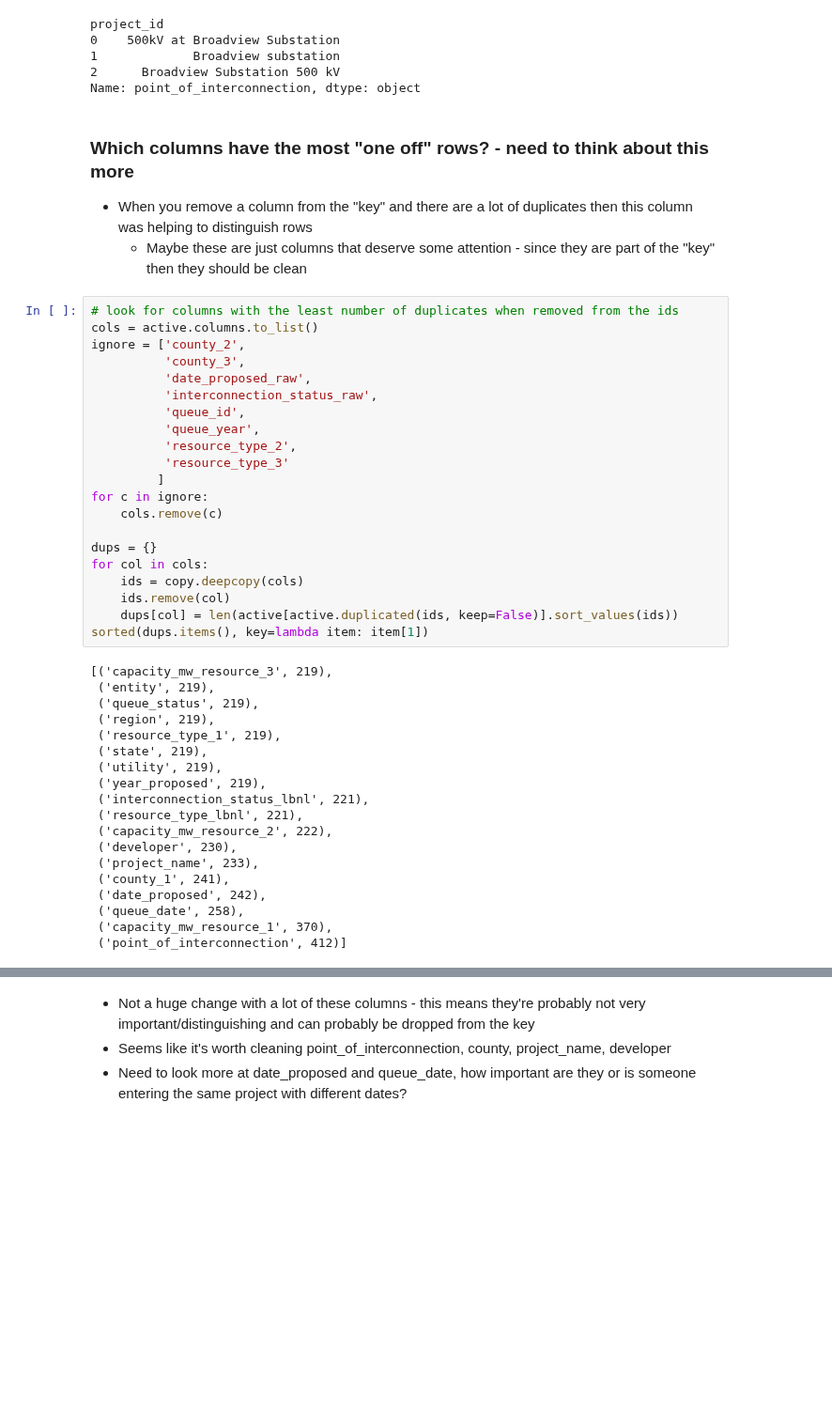
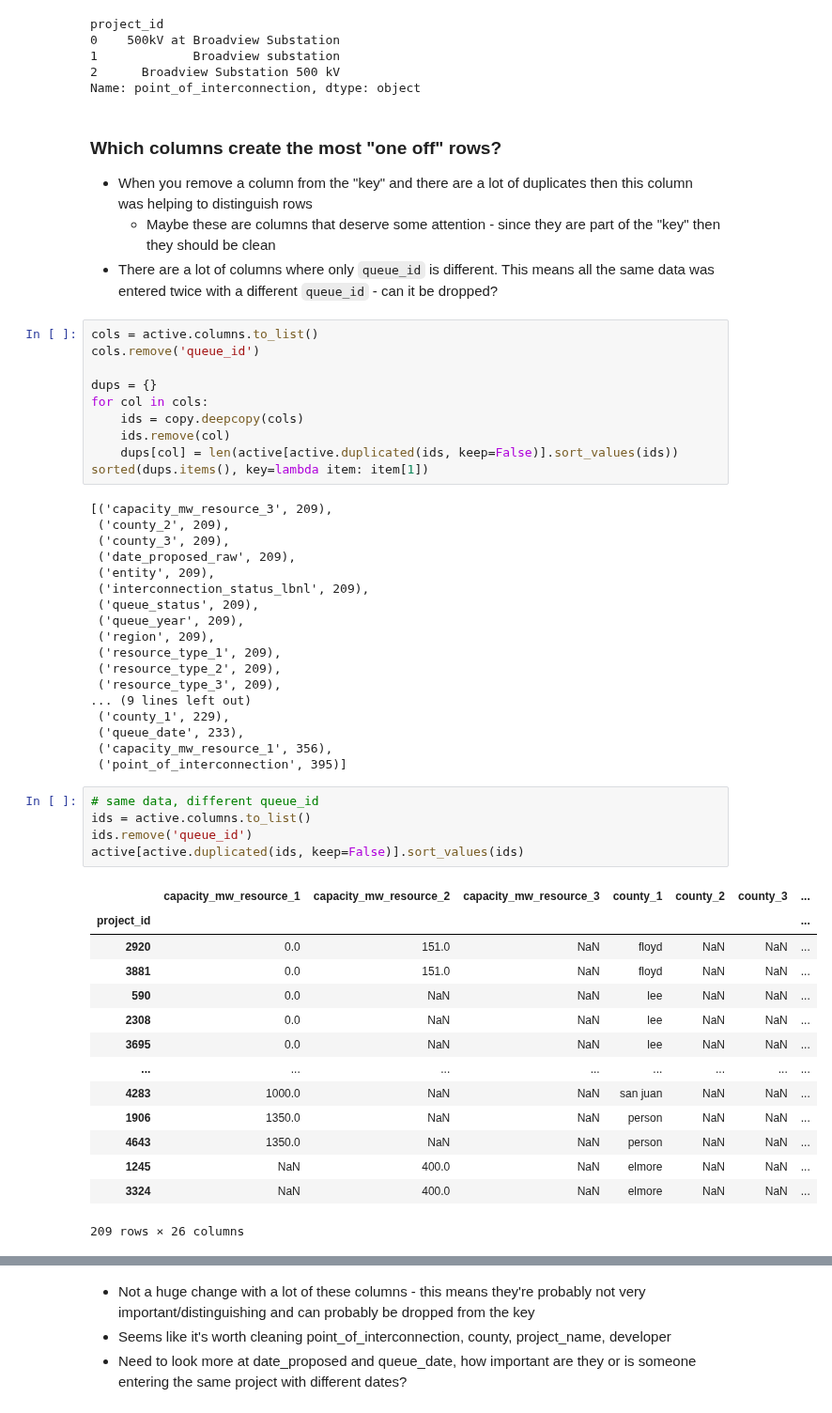
Before and after one commit to deployment-gap-model-education-fund/deployment-gap-model, a Jupyter notebook: notebooks/02-kl-deduplicate_active_iso_queue.ipynb, the cells around one changed output, grey strips where cells are left out. Shown at 94% size. Saved outputs shown, nothing was run; the diff lists cells and outputs as text; blank space fills up the shorter version.

Commit message:
some string cleaning

```diff
--- a/notebooks/02-kl-deduplicate_active_iso_queue.ipynb
+++ b/notebooks/02-kl-deduplicate_active_iso_queue.ipynb
@@ -277,23 +277,13 @@ project_id
 2      Broadview Substation 500 kV
 Name: point_of_interconnection, dtype: object
 # %% [markdown]
-### Which columns have the most "one off" rows? - need to think about this more
+### Which columns create the most "one off" rows?
 - When you remove a column from the "key" and there are a lot of duplicates then this column was helping to distinguish rows
-    - Maybe these are just columns that deserve some attention - since they are part of the "key" then they should be clean
+    - Maybe these are columns that deserve some attention - since they are part of the "key" then they should be clean
+- There are a lot of columns where only `queue_id` is different. This means all the same data was entered twice with a different `queue_id` - can it be dropped?
 # %%
-# look for columns with the least number of duplicates when removed from the ids
 cols = active.columns.to_list()
-ignore = ['county_2',
-          'county_3',
-          'date_proposed_raw',
-          'interconnection_status_raw',
-          'queue_id',
-          'queue_year',
-          'resource_type_2',
-          'resource_type_3'
-         ]
-for c in ignore:
-    cols.remove(c)
+cols.remove('queue_id')
 
 dups = {}
 for col in cols:
@@ -302,21 +292,40 @@ for col in cols:
     dups[col] = len(active[active.duplicated(ids, keep=False)].sort_values(ids))
 sorted(dups.items(), key=lambda item: item[1])
 # %% [output]
-[('capacity_mw_resource_3', 219),
- ('entity', 219),
- ('queue_status', 219),
- ('region', 219),
- ('resource_type_1', 219),
- ('state', 219),
- ('utility', 219),
- ('year_proposed', 219),
- ('interconnection_status_lbnl', 221),
- ('resource_type_lbnl', 221),
- ('capacity_mw_resource_2', 222),
- ('developer', 230),
- ('project_name', 233),
- ('county_1', 241),
- ('date_proposed', 242),
- ('queue_date', 258),
- ('capacity_mw_resource_1', 370),
- ('point_of_interconnection', 412)]
+[('capacity_mw_resource_3', 209),
+ ('county_2', 209),
+ ('county_3', 209),
+ ('date_proposed_raw', 209),
+ ('entity', 209),
+ ('interconnection_status_lbnl', 209),
+ ('queue_status', 209),
+ ('queue_year', 209),
+ ('region', 209),
+ ('resource_type_1', 209),
+ ('resource_type_2', 209),
+ ('resource_type_3', 209),
+... (9 lines left out)
+ ('county_1', 229),
+ ('queue_date', 233),
+ ('capacity_mw_resource_1', 356),
+ ('point_of_interconnection', 395)]
+# %%
+# same data, different queue_id
+ids = active.columns.to_list()
+ids.remove('queue_id')
+active[active.duplicated(ids, keep=False)].sort_values(ids)
+# %% [output]
+|  | capacity_mw_resource_1 | capacity_mw_resource_2 | capacity_mw_resource_3 | county_1 | county_2 | county_3 | ... |
+| project_id |  |  |  |  |  |  | ... |
+| 2920 | 0.0 | 151.0 | NaN | floyd | NaN | NaN | ... |
+| 3881 | 0.0 | 151.0 | NaN | floyd | NaN | NaN | ... |
+| 590 | 0.0 | NaN | NaN | lee | NaN | NaN | ... |
+| 2308 | 0.0 | NaN | NaN | lee | NaN | NaN | ... |
+| 3695 | 0.0 | NaN | NaN | lee | NaN | NaN | ... |
+| ... | ... | ... | ... | ... | ... | ... | ... |
+| 4283 | 1000.0 | NaN | NaN | san juan | NaN | NaN | ... |
+| 1906 | 1350.0 | NaN | NaN | person | NaN | NaN | ... |
+| 4643 | 1350.0 | NaN | NaN | person | NaN | NaN | ... |
+| 1245 | NaN | 400.0 | NaN | elmore | NaN | NaN | ... |
+| 3324 | NaN | 400.0 | NaN | elmore | NaN | NaN | ... |
+209 rows × 26 columns
```
Also changed, not shown: parts of 10 cells of this notebook.
